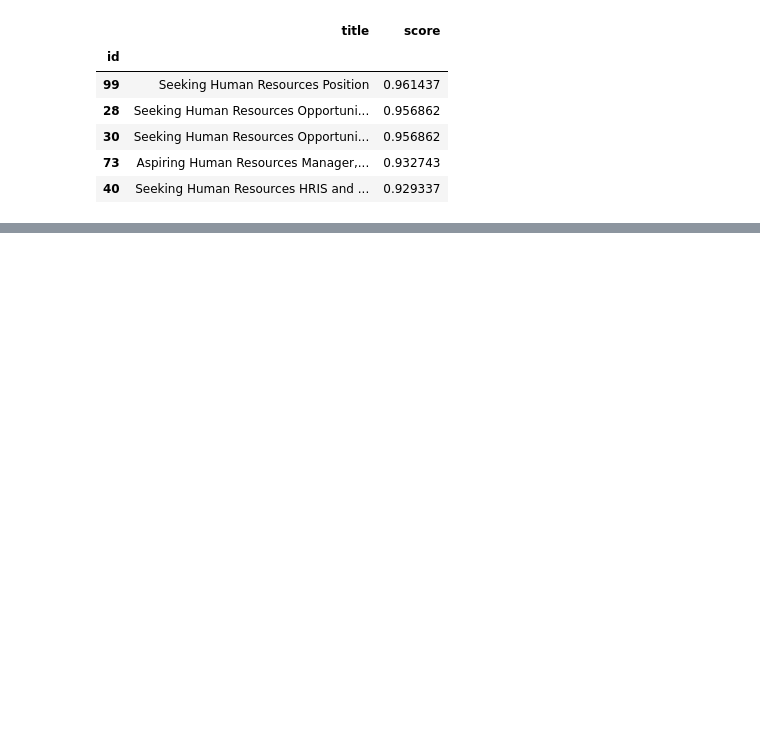
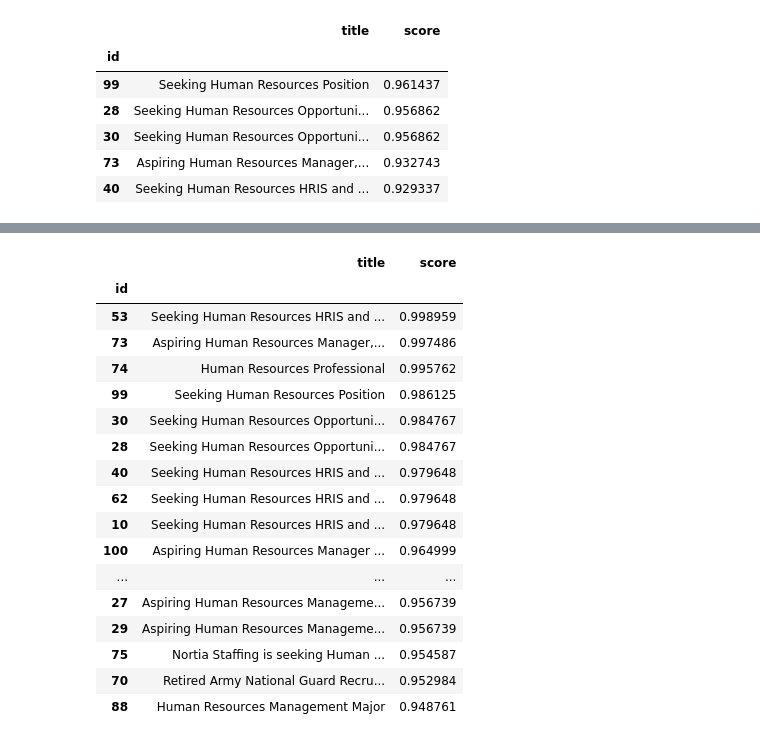
Before and after one commit to rubchume/JI1plyjVHBDJZ5ZM, a Jupyter notebook: DataExploration.ipynb, the cells around one changed output, grey strips where cells are left out. Cells and saved outputs as stored; diff of their text form; code cells hidden in the pictures; blank space fills up the shorter version.

```diff
--- a/DataExploration.ipynb
+++ b/DataExploration.ipynb
@@ -217,0 +351,25 @@ fast_text_ranker.predict("seeking human resources").head()
+# %%
+word_2_vec_ranker.star_candidates([
+    ("seeking human resources", 53),
+    ("seeking human resources", 73),
+])
+word_2_vec_ranker.predict("seeking human resources").iloc[:20]
+# %% [output]
+|  | title | score |
+| id |  |  |
+| 53 | Seeking Human Resources HRIS and ... | 0.998959 |
+| 73 | Aspiring Human Resources Manager,... | 0.997486 |
+| 74 | Human Resources Professional | 0.995762 |
+| 99 | Seeking Human Resources Position | 0.986125 |
+| 30 | Seeking Human Resources Opportuni... | 0.984767 |
+| 28 | Seeking Human Resources Opportuni... | 0.984767 |
+| 40 | Seeking Human Resources HRIS and ... | 0.979648 |
+| 62 | Seeking Human Resources HRIS and ... | 0.979648 |
+| 10 | Seeking Human Resources HRIS and ... | 0.979648 |
+| 100 | Aspiring Human Resources Manager ... | 0.964999 |
+| ... | ... | ... |
+| 27 | Aspiring Human Resources Manageme... | 0.956739 |
+| 29 | Aspiring Human Resources Manageme... | 0.956739 |
+| 75 | Nortia Staffing is seeking Human ... | 0.954587 |
+| 70 | Retired Army National Guard Recru... | 0.952984 |
+| 88 | Human Resources Management Major | 0.948761 |
```
Also changed, not shown: parts of 12 cells of this notebook, 4 other files.
